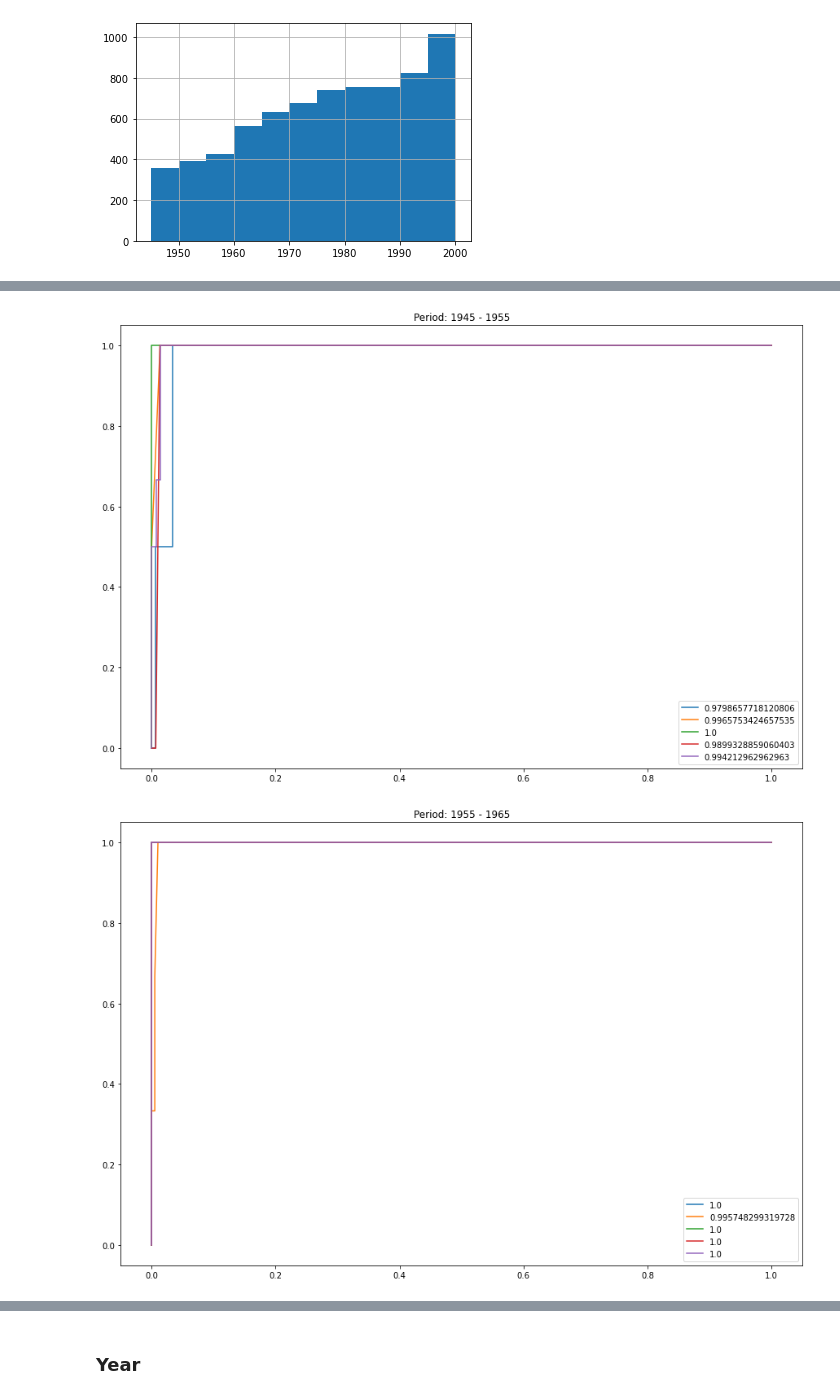
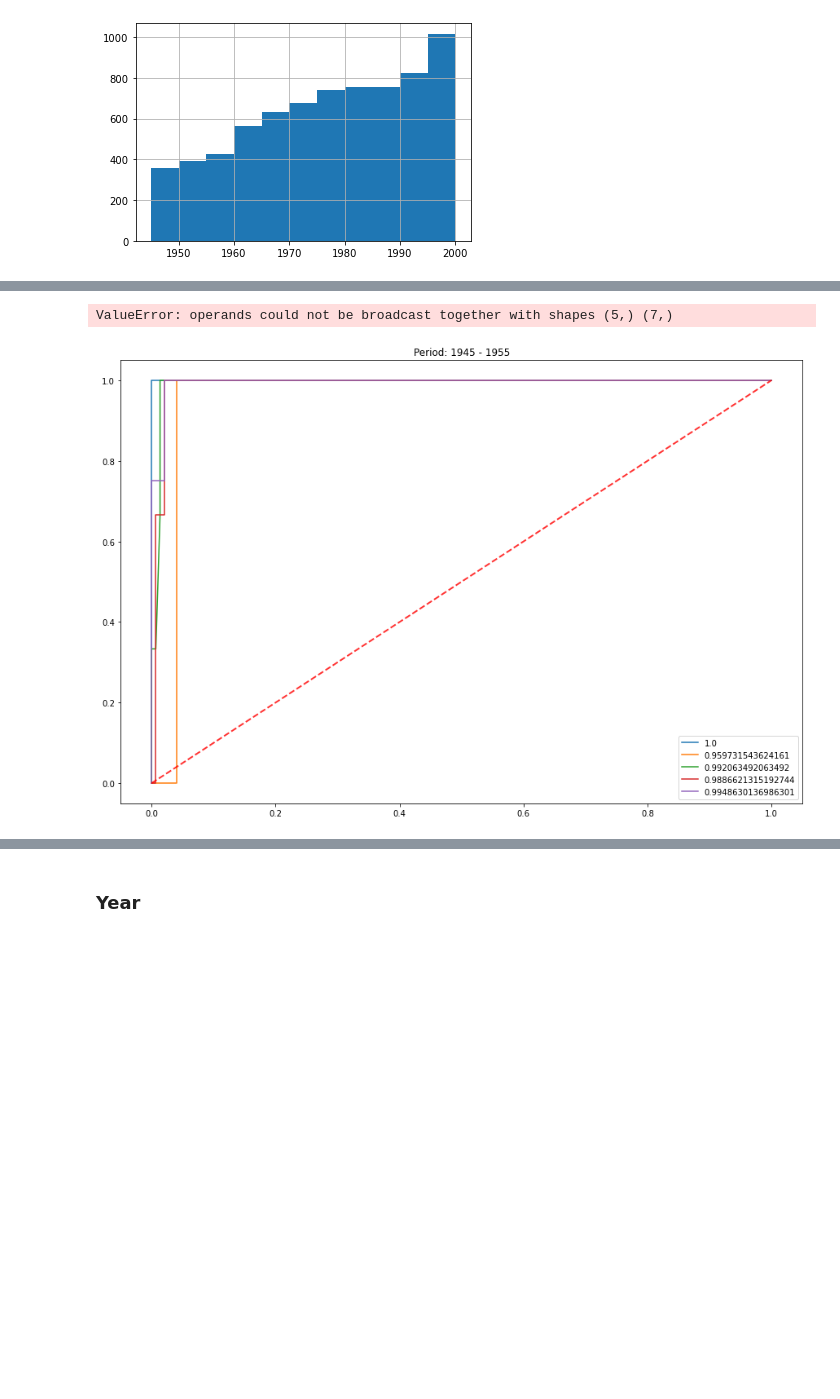
Before and after one commit to epfl-ada/ada-2020-project-milestone-p3-p3_adaconda, a Jupyter notebook: P4 Merge.ipynb, the cells around one changed output, grey strips where cells are left out. Cells and saved outputs as stored; diff of their text form; code cells hidden in the pictures; blank space fills up the shorter version.

Commit message:
le bidouillage

```diff
--- a/P4 Merge.ipynb
+++ b/P4 Merge.ipynb
@@ -407,20 +284,3 @@ def rocRF( X , y , percent=0.25 ):
     auc = metrics.auc(falseRate, trueRate)
     auc = round(auc, 3)
     return falseRate , trueRate, auc
-# %%
-#Remove the y-column, and the year-column because we have grouped the values by year and it is not used in the model in the paper
-X = doc.drop(['warstds','year'] , axis='columns')
-y = doc['warstds'].values
-
-#BIDOUILLAGE ----------------
-percentFalseRF = []
-percentFalseLR = []
-
-percentFalseRF.append(testRF(X,y,0.1))
-percentFalseLR.append(testLR(X,y,0.1))
-# %%
-for i in tab:
-    X = i.drop(['warstds','year'] , axis='columns')
-    y = i['warstds'].values
-    percentFalseRF.append(testRF(X,y,0.1))
-    percentFalseLR.append(testLR(X,y,0.1))
@@ -450,30 +287,58 @@ plt.axhline(y=np.mean(percentFalseLR[1:]))
 # %%
 from sklearn.model_selection import KFold
 # Split the data
 N =5
 r2_scores = []
 kf = KFold(n_splits=N, shuffle=True)
     #kf.split(X,y)
 timeperiod = 1945
 #X = doc.drop(['warstds','year'] , axis='columns')
 #y = doc['warstds'].values
 clf = RandomForestClassifier(n_estimators=100, max_depth = 10)
 
 for i in tab:
     plt.figure(figsize=(15,10))
     plt.title('Period: ' + str(timeperiod) + " - " + str((timeperiod + period)))
     timeperiod = timeperiod + period
     X = i.drop(['warstds','year'] , axis='columns')
     y = i['warstds'].values
+    mean_fpr = np.linspace(0, 1, 100)
+    tprs = []
+    fprs = []
+    aucs = []
     for (train_index, test_index) in kf.split(X,y):
         X_train, X_test = X.iloc[train_index], X.iloc[test_index]
         y_train, y_test = y[train_index], y[test_index]
         c_fit  = clf.fit(X_train, y_train)
         predictions = clf.predict_proba(X_test)[:,-1]
         falseRate, trueRate, threshold = metrics.roc_curve(y_test, predictions)
         auc = metrics.auc(falseRate, trueRate)
         plt.plot(falseRate, trueRate, label = str(auc) )
         plt.legend()
+        tprs.append(trueRate)
+        fprs.append(falseRate)
+        aucs.append(auc)
+    plt.plot([0, 1], [0, 1], linestyle='--', lw=2, color='r',label='Chance', alpha=.8)
+    #Calculate the mean and standard deviation of ROC-parametres
+    mean_tpr = np.mean(tprs, axis=0)
+    #mean_fpr = np.mean(fprs, axis = 0)
+    mean_tpr[-1] = 1.0
+    mean_auc = auc(mean_fpr, mean_tpr)
+    std_auc = np.std(aucs)
+    ax.plot(mean_fpr, mean_tpr, color='b',
+            label=r'Mean ROC (AUC = %0.2f $\pm$ %0.2f)' % (mean_auc, std_auc),
+            lw=2, alpha=.8)
+
+    std_tpr = np.std(tprs, axis=0)
+    tprs_upper = np.minimum(mean_tpr + std_tpr, 1)
+    tprs_lower = np.maximum(mean_tpr - std_tpr, 0)
+    plt.fill_between(mean_fpr, tprs_lower, tprs_upper, color='grey', alpha=.2,
+                    label=r'$\pm$ 1 std. dev.')
+
+    plt.set(xlim=[-0.05, 1.05], ylim=[-0.05, 1.05],
+           title="ROCs for all folds [Fearon and Laitin] (uncorrected)")
+    plt.legend(loc="lower right")
+    plt.show()
 # %% [output]
+ValueError: operands could not be broadcast together with shapes (5,) (7,)
-[figure, old version]
+[figure, new version]
-[figure, removed]
```
Also changed, not shown: parts of 23 cells of this notebook.
